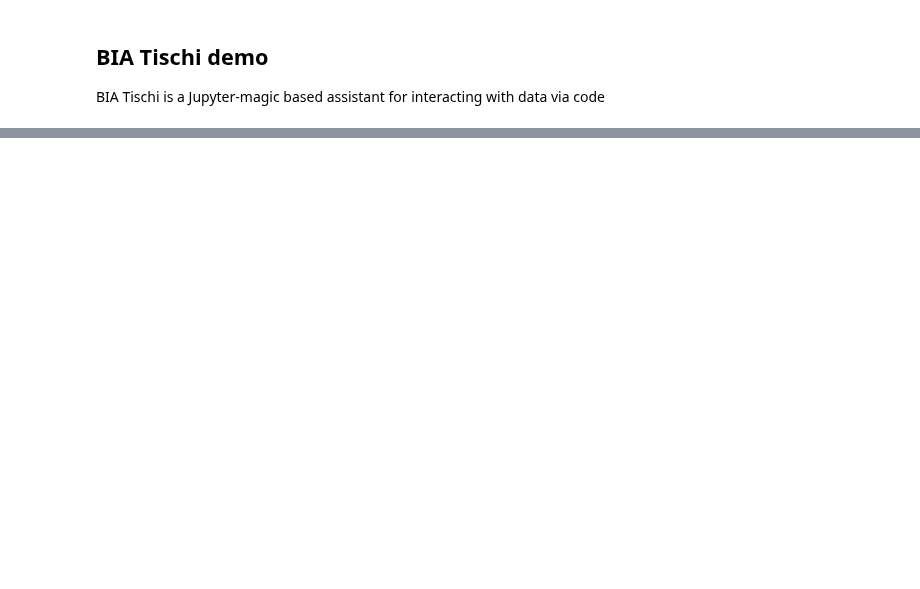
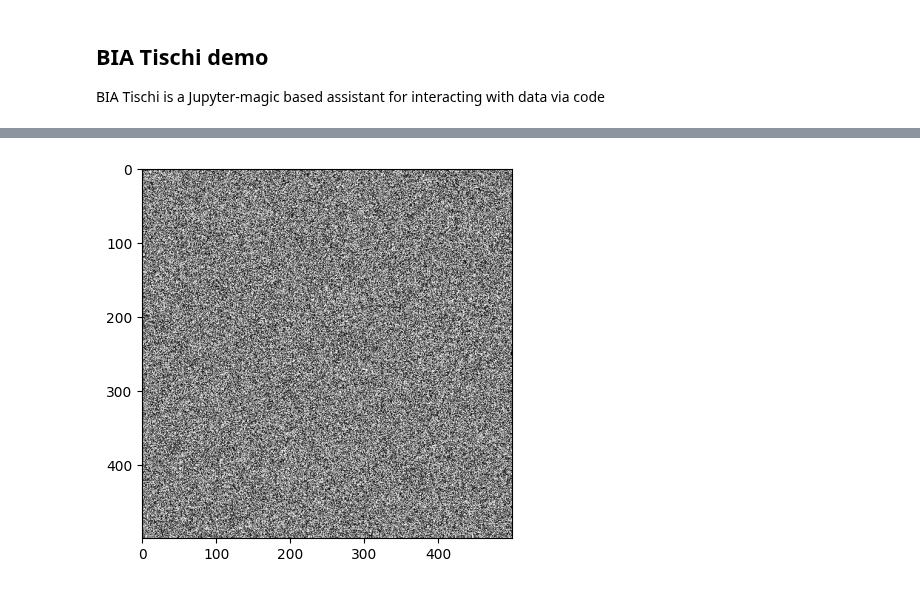
Before and after one commit to haesleinhuepf/bia-bob, a Jupyter notebook: demo/basic_demo.ipynb, the cells around one changed output, grey strips where cells are left out. Drawn from its saved outputs; the diff is of its cells as text; code cells hidden in the pictures; blank space fills up the shorter version.

```diff
--- a/demo/basic_demo.ipynb
+++ b/demo/basic_demo.ipynb
@@ -17 +49,19 @@ Code was generated and pasted.
+# %%
+import matplotlib.pyplot as plt
+from skimage import util
+import numpy as np
+
+size = 500 # define image size
+
+# generate random image
+image = np.random.random([size, size])
+
+# add noise to image
+noisy_image = util.random_noise(image, mode='gaussian')
+
+# plot noisy image
+plt.imshow(noisy_image, cmap='gray')
+plt.show()
+# %% [output]
+[figure, added]
 # %%
```
Also changed, not shown: parts of 13 cells of this notebook, 2 other files.
